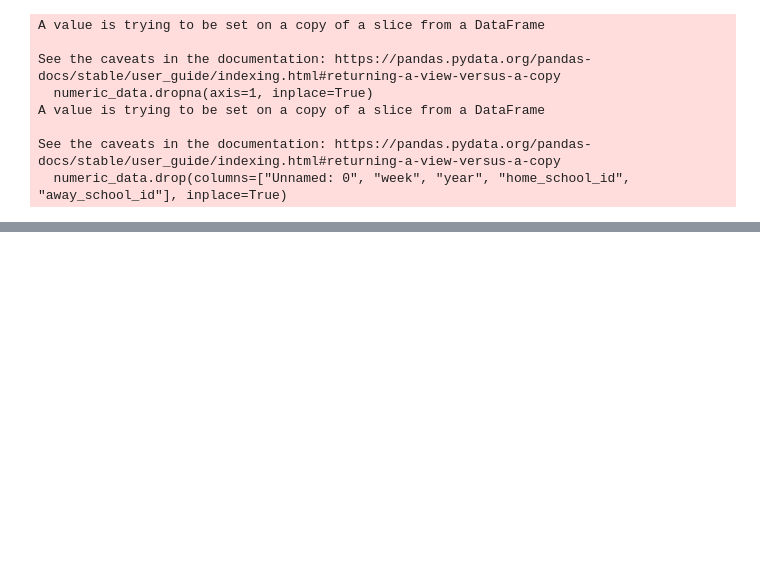
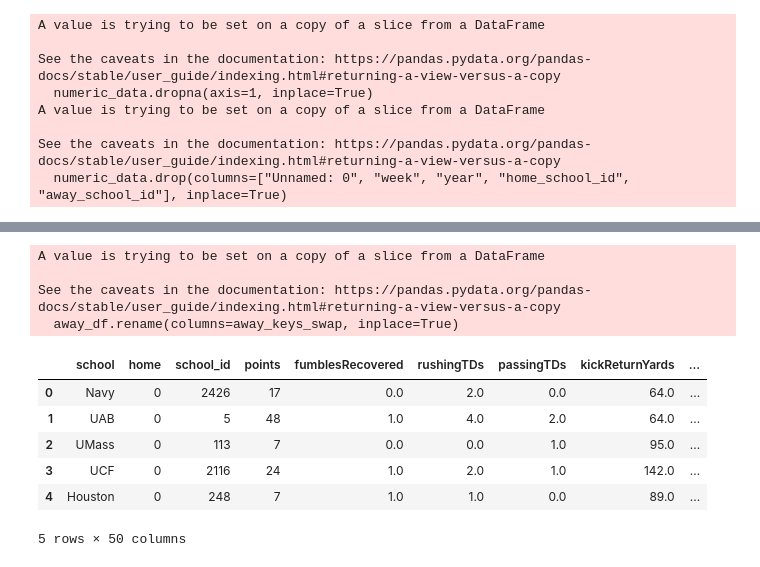
Before and after one commit to JohnVanderhoff/college_football_prediction_project, a Jupyter notebook: college-football-prediction/CFBD data cleaning.ipynb, the cells around one changed output, grey strips where cells are left out. Drawn from its saved outputs; the diff is of its cells as text; code cells hidden in the pictures; blank space fills up the shorter version.

```diff
--- a/college-football-prediction/CFBD data cleaning.ipynb
+++ b/college-football-prediction/CFBD data cleaning.ipynb
@@ -232,0 +275,17 @@ df.style.background_gradient()
+# %%
+away_df = games_df[away_keys]
+away_df.rename(columns=away_keys_swap, inplace=True)
+away_df.insert(1, "home", 0)
+away_df.head()
+# %% [output]
+A value is trying to be set on a copy of a slice from a DataFrame
+
+See the caveats in the documentation: https://pandas.pydata.org/pandas-docs/stable/user_guide/indexing.html#returning-a-view-versus-a-copy
+  away_df.rename(columns=away_keys_swap, inplace=True)
+|  | school | home | school_id | points | fumblesRecovered | rushingTDs | passingTDs | kickReturnYards | ... |
+| 0 | Navy | 0 | 2426 | 17 | 0.0 | 2.0 | 0.0 | 64.0 | ... |
+| 1 | UAB | 0 | 5 | 48 | 1.0 | 4.0 | 2.0 | 64.0 | ... |
+| 2 | UMass | 0 | 113 | 7 | 0.0 | 0.0 | 1.0 | 95.0 | ... |
+| 3 | UCF | 0 | 2116 | 24 | 1.0 | 2.0 | 1.0 | 142.0 | ... |
+| 4 | Houston | 0 | 248 | 7 | 1.0 | 1.0 | 0.0 | 89.0 | ... |
+5 rows × 50 columns
```
Also changed, not shown: parts of 7 cells of this notebook, 1 other file.
